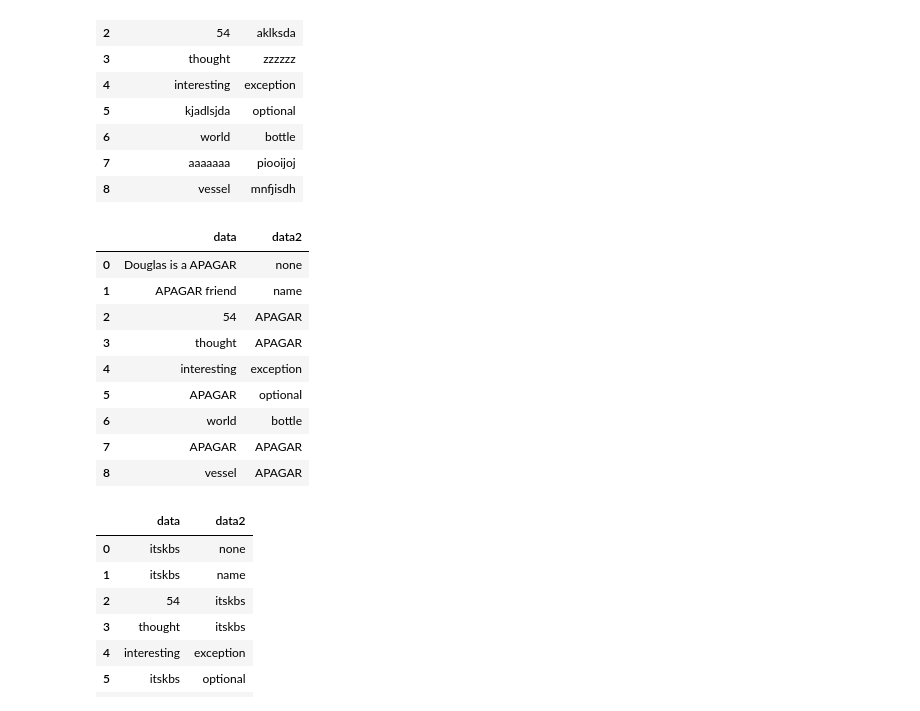
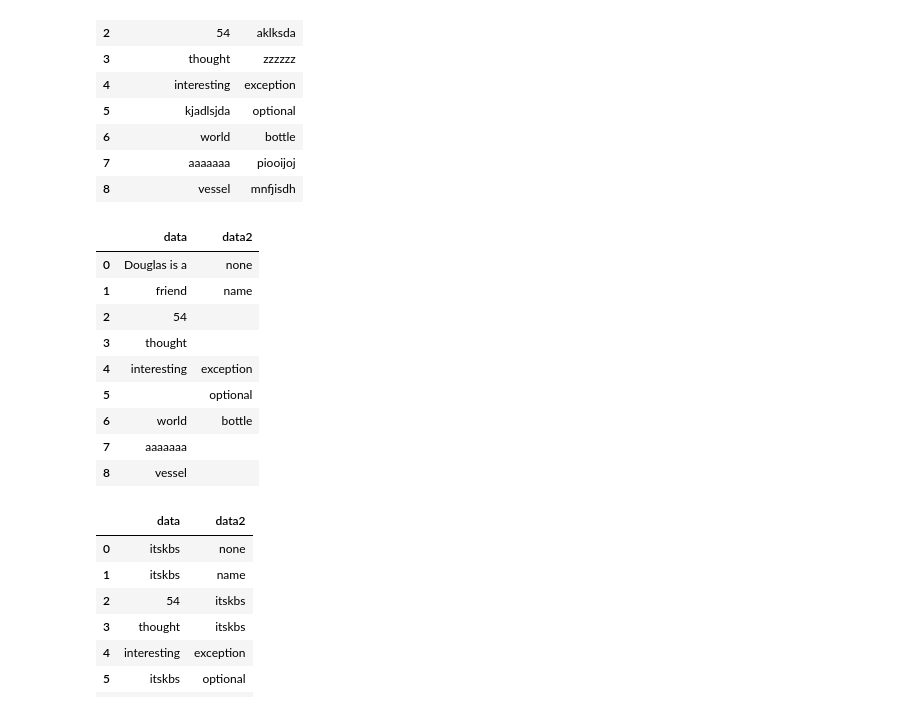
Before and after one commit to nowyouseeithaha/2022-2-IsItKbs, a Jupyter notebook: notebooks/ks_object.ipynb, the cells around one changed output. Saved outputs shown, nothing was run; the diff lists cells and outputs as text; code cells hidden in the pictures.

```diff
--- a/notebooks/ks_object.ipynb
+++ b/notebooks/ks_object.ipynb
@@ -199,18 +199,21 @@ class isitkbs(object):
         Ex: "This isdas test" -> "KBS" (just_word False)
                               -> "This KBS test" (just_word True)
         """
-        if value == None:
-            value = "itskbs"
+        value = value or "itskbs"
+        # if value == None:
+        #     value = "itskbs"
 
         """
         Se o tipo de entrada for um dataframe pandas, a função __dataframe é chamada para fazer o tratamento
         """
         if type(input_data) == pd.DataFrame:
             #df = input_data.copy()
-            df = input_data.copy()
-            if inplace == True:
-                df = input_data.copy(deep=False)
 
+            # df = input_data.copy()
+            # if inplace == True:
+            #     df = input_data.copy(deep=False)
+
+            df = input_data.copy(deep=False) if inplace else  input_data.copy()
             return self.__dataframe(df, value, just_word)
 
         """
@@ -219,19 +222,21 @@ class isitkbs(object):
         if (type(input_data) == str or type(input_data) == list):
             return self.__listOrString(input_data, value, just_word)
 
-    def __dataframe(self,df, value, just_word):
+    def __dataframe(self, df, value, just_word):
         wordskbs = []
         nRow = df.shape[0]
         nCol = df.shape[1]
+        mashsIndex = []
         for row in range(nRow):
             for col in range(nCol):
                 wordskbs = self.is_sent_kbs(df.iloc[row, col])
                 if(len(wordskbs)!=0):
                     if(just_word == False):
-                        df.iloc[row, col] = value
+                        # df.iloc[row, col] = value
+                        mashsIndex.append(row)
                     else:
                         df.iloc[row, col] = self.replace_kbs(df.iloc[row, col], value)
-
+        df.drop(mashsIndex, axis=0, inplace=True)
         return df
 
     def __listOrString(self, input_data, value, just_word):
@@ -301,20 +305,20 @@ df
 # %%
 #Substituir somente o kbs encontrado pela palavra APAGAR
 
-df2 = teste.replace_kbs(df, 'APAGAR', False, True)
+df2 = teste.replace_kbs(df, '', inplace=False, just_word=True)
 
 display(df2)
 # %% [output]
 |  | data | data2 |
-| 0 | Douglas is a APAGAR | none |
-| 1 | APAGAR friend | name |
-| 2 | 54 | APAGAR |
-| 3 | thought | APAGAR |
+| 0 | Douglas is a | none |
+| 1 | friend | name |
+| 2 | 54 |  |
+| 3 | thought |  |
 | 4 | interesting | exception |
-| 5 | APAGAR | optional |
+| 5 |  | optional |
 | 6 | world | bottle |
-| 7 | APAGAR | APAGAR |
-| 8 | vessel | APAGAR |
+| 7 | aaaaaaa |  |
+| 8 | vessel |  |
 # %%
 #Apagar toda a linha que tenha um KBS (onde está itskbs)
 
```
Also changed, not shown: parts of 2 cells of this notebook, 1 other file.
